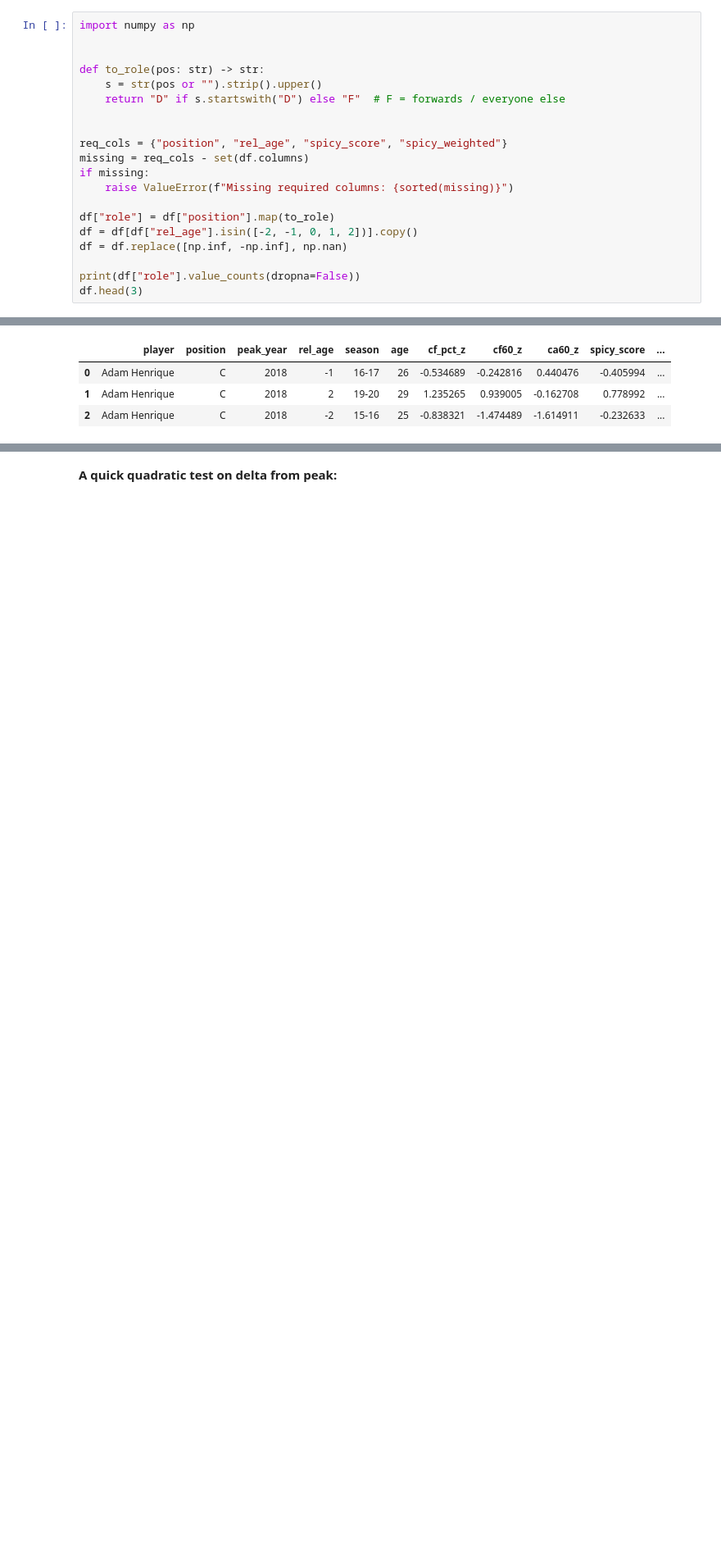
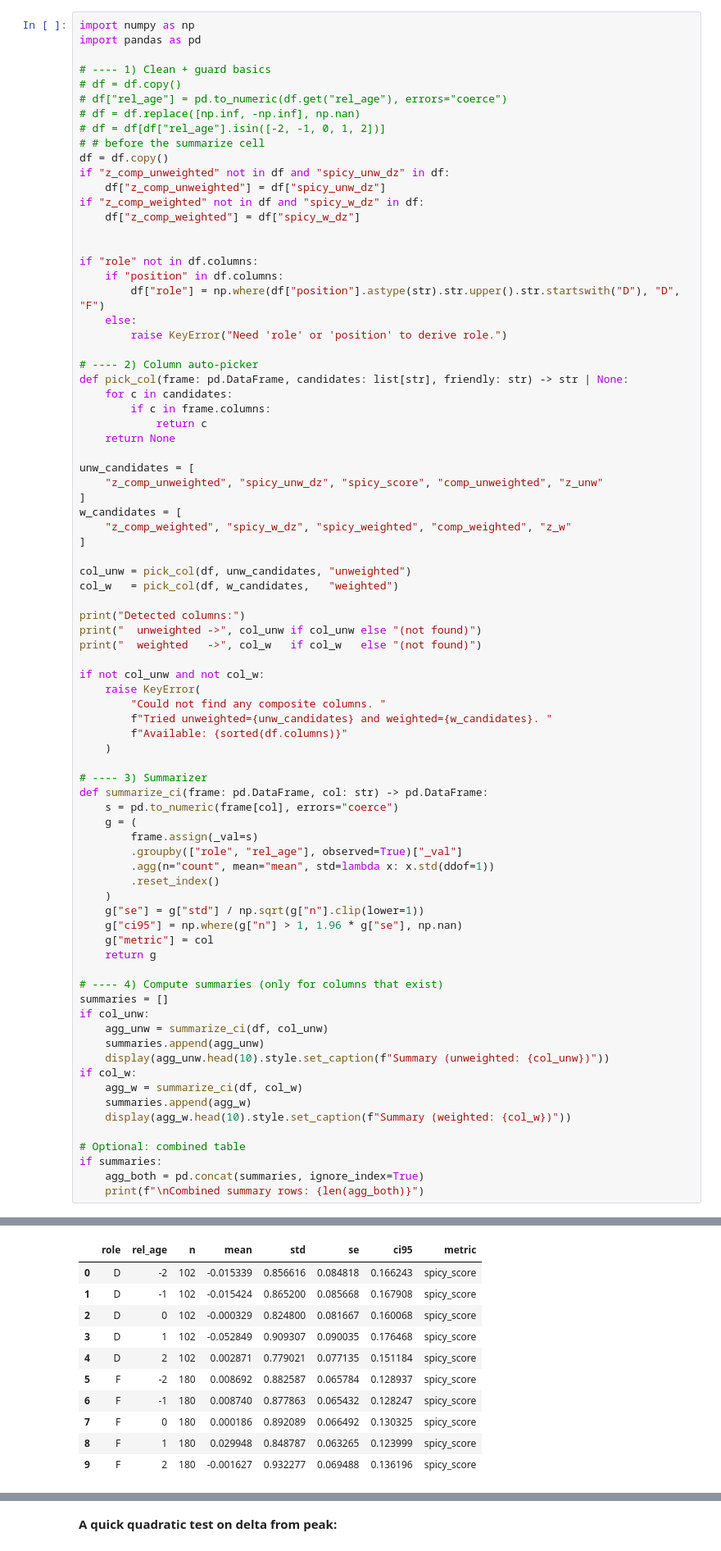
Before and after one commit to ewnike/NHL-Beyond-27, a Jupyter notebook: NHL_Beyond27_ScratchBook.ipynb, the cells around one changed output, grey strips where cells are left out. Shown at 82% size. Cells and saved outputs as stored; diff of their text form; blank space fills up the shorter version.

```diff
--- a/NHL_Beyond27_ScratchBook.ipynb
+++ b/NHL_Beyond27_ScratchBook.ipynb
@@ -148,21 +234,81 @@ statsmodels 0.14.5
 # %%
 import numpy as np
+import pandas as pd
+
+# ---- 1) Clean + guard basics
+# df = df.copy()
+# df["rel_age"] = pd.to_numeric(df.get("rel_age"), errors="coerce")
+# df = df.replace([np.inf, -np.inf], np.nan)
+# df = df[df["rel_age"].isin([-2, -1, 0, 1, 2])]
+# # before the summarize cell
+df = df.copy()
+if "z_comp_unweighted" not in df and "spicy_unw_dz" in df:
+    df["z_comp_unweighted"] = df["spicy_unw_dz"]
+if "z_comp_weighted" not in df and "spicy_w_dz" in df:
+    df["z_comp_weighted"] = df["spicy_w_dz"]
 
 
-def to_role(pos: str) -> str:
-    s = str(pos or "").strip().upper()
-    return "D" if s.startswith("D") else "F"  # F = forwards / everyone else
+if "role" not in df.columns:
+    if "position" in df.columns:
+        df["role"] = np.where(df["position"].astype(str).str.upper().str.startswith("D"), "D", "F")
+    else:
+        raise KeyError("Need 'role' or 'position' to derive role.")
 
+# ---- 2) Column auto-picker
+def pick_col(frame: pd.DataFrame, candidates: list[str], friendly: str) -> str | None:
+    for c in candidates:
+        if c in frame.columns:
+            return c
+    return None
 
-req_cols = {"position", "rel_age", "spicy_score", "spicy_weighted"}
-missing = req_cols - set(df.columns)
-if missing:
-    raise ValueError(f"Missing required columns: {sorted(missing)}")
+unw_candidates = [
+    "z_comp_unweighted", "spicy_unw_dz", "spicy_score", "comp_unweighted", "z_unw"
+]
+w_candidates = [
+    "z_comp_weighted", "spicy_w_dz", "spicy_weighted", "comp_weighted", "z_w"
+]
 
-df["role"] = df["position"].map(to_role)
-df = df[df["rel_age"].isin([-2, -1, 0, 1, 2])].copy()
-df = df.replace([np.inf, -np.inf], np.nan)
+col_unw = pick_col(df, unw_candidates, "unweighted")
+col_w   = pick_col(df, w_candidates,   "weighted")
 
-print(df["role"].value_counts(dropna=False))
-df.head(3)
+print("Detected columns:")
+print("  unweighted ->", col_unw if col_unw else "(not found)")
+print("  weighted   ->", col_w   if col_w   else "(not found)")
+
+if not col_unw and not col_w:
+    raise KeyError(
+        "Could not find any composite columns. "
+        f"Tried unweighted={unw_candidates} and weighted={w_candidates}. "
+        f"Available: {sorted(df.columns)}"
+    )
+
+# ---- 3) Summarizer
+def summarize_ci(frame: pd.DataFrame, col: str) -> pd.DataFrame:
+    s = pd.to_numeric(frame[col], errors="coerce")
+    g = (
+        frame.assign(_val=s)
+        .groupby(["role", "rel_age"], observed=True)["_val"]
+        .agg(n="count", mean="mean", std=lambda x: x.std(ddof=1))
+        .reset_index()
+    )
+    g["se"] = g["std"] / np.sqrt(g["n"].clip(lower=1))
+    g["ci95"] = np.where(g["n"] > 1, 1.96 * g["se"], np.nan)
+    g["metric"] = col
+    return g
+
+# ---- 4) Compute summaries (only for columns that exist)
+summaries = []
+if col_unw:
+    agg_unw = summarize_ci(df, col_unw)
+    summaries.append(agg_unw)
+    display(agg_unw.head(10).style.set_caption(f"Summary (unweighted: {col_unw})"))
+if col_w:
+    agg_w = summarize_ci(df, col_w)
+    summaries.append(agg_w)
+    display(agg_w.head(10).style.set_caption(f"Summary (weighted: {col_w})"))
+
+# Optional: combined table
+if summaries:
+    agg_both = pd.concat(summaries, ignore_index=True)
+    print(f"\nCombined summary rows: {len(agg_both)}")
 # %% [output]
@@ -173,4 +319,11 @@ Name: count, dtype: int64
-|  | player | position | peak_year | rel_age | season | age | cf_pct_z | cf60_z | ca60_z | spicy_score | ... |
-| 0 | Adam Henrique | C | 2018 | -1 | 16-17 | 26 | -0.534689 | -0.242816 | 0.440476 | -0.405994 | ... |
-| 1 | Adam Henrique | C | 2018 | 2 | 19-20 | 29 | 1.235265 | 0.939005 | -0.162708 | 0.778992 | ... |
-| 2 | Adam Henrique | C | 2018 | -2 | 15-16 | 25 | -0.838321 | -1.474489 | -1.614911 | -0.232633 | ... |
+|  | role | rel_age | n | mean | std | se | ci95 | metric |
+| 0 | D | -2 | 102 | -0.015339 | 0.856616 | 0.084818 | 0.166243 | spicy_score |
+| 1 | D | -1 | 102 | -0.015424 | 0.865200 | 0.085668 | 0.167908 | spicy_score |
+| 2 | D | 0 | 102 | -0.000329 | 0.824800 | 0.081667 | 0.160068 | spicy_score |
+| 3 | D | 1 | 102 | -0.052849 | 0.909307 | 0.090035 | 0.176468 | spicy_score |
+| 4 | D | 2 | 102 | 0.002871 | 0.779021 | 0.077135 | 0.151184 | spicy_score |
+| 5 | F | -2 | 180 | 0.008692 | 0.882587 | 0.065784 | 0.128937 | spicy_score |
+| 6 | F | -1 | 180 | 0.008740 | 0.877863 | 0.065432 | 0.128247 | spicy_score |
+| 7 | F | 0 | 180 | 0.000186 | 0.892089 | 0.066492 | 0.130325 | spicy_score |
+| 8 | F | 1 | 180 | 0.029948 | 0.848787 | 0.063265 | 0.123999 | spicy_score |
+| 9 | F | 2 | 180 | -0.001627 | 0.932277 | 0.069488 | 0.136196 | spicy_score |
```
Also changed, not shown: parts of 40 cells of this notebook, 11 other files.
